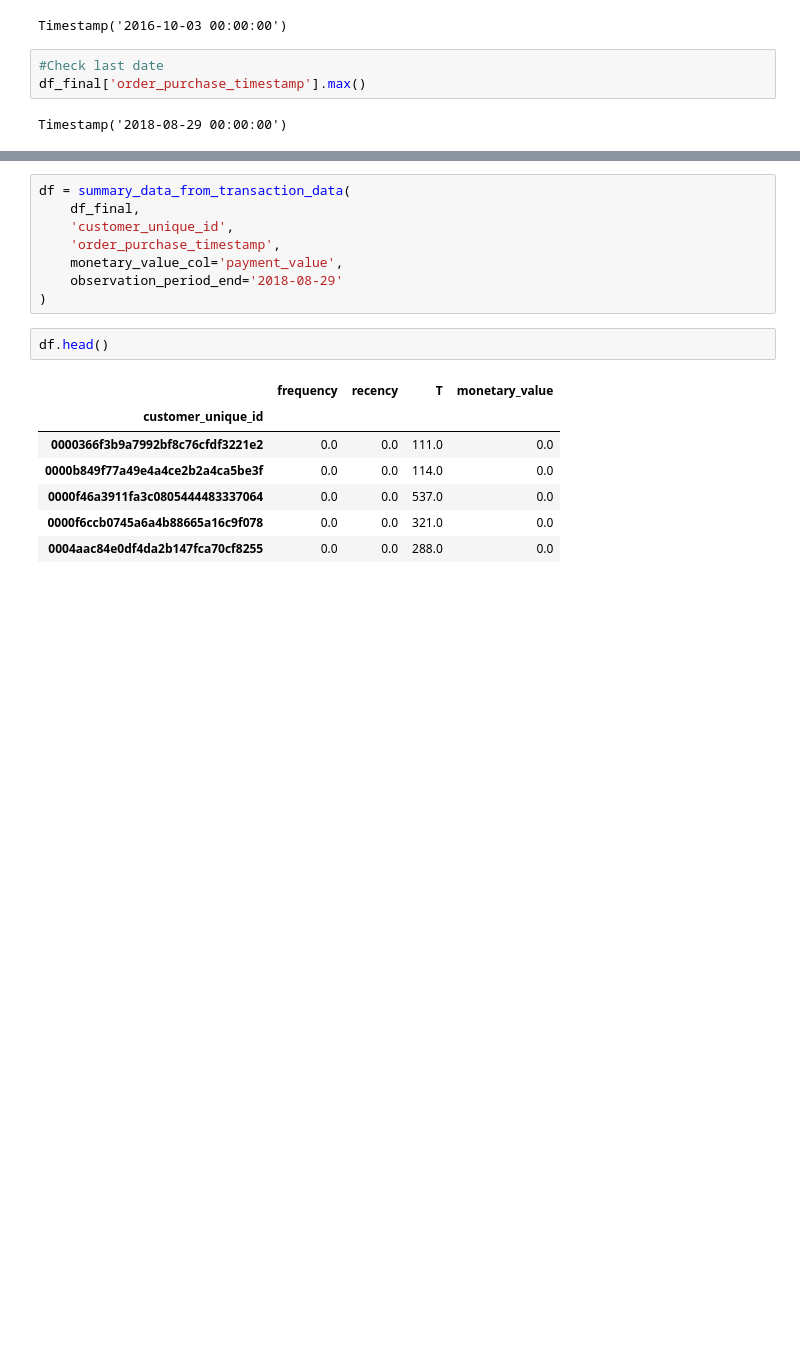
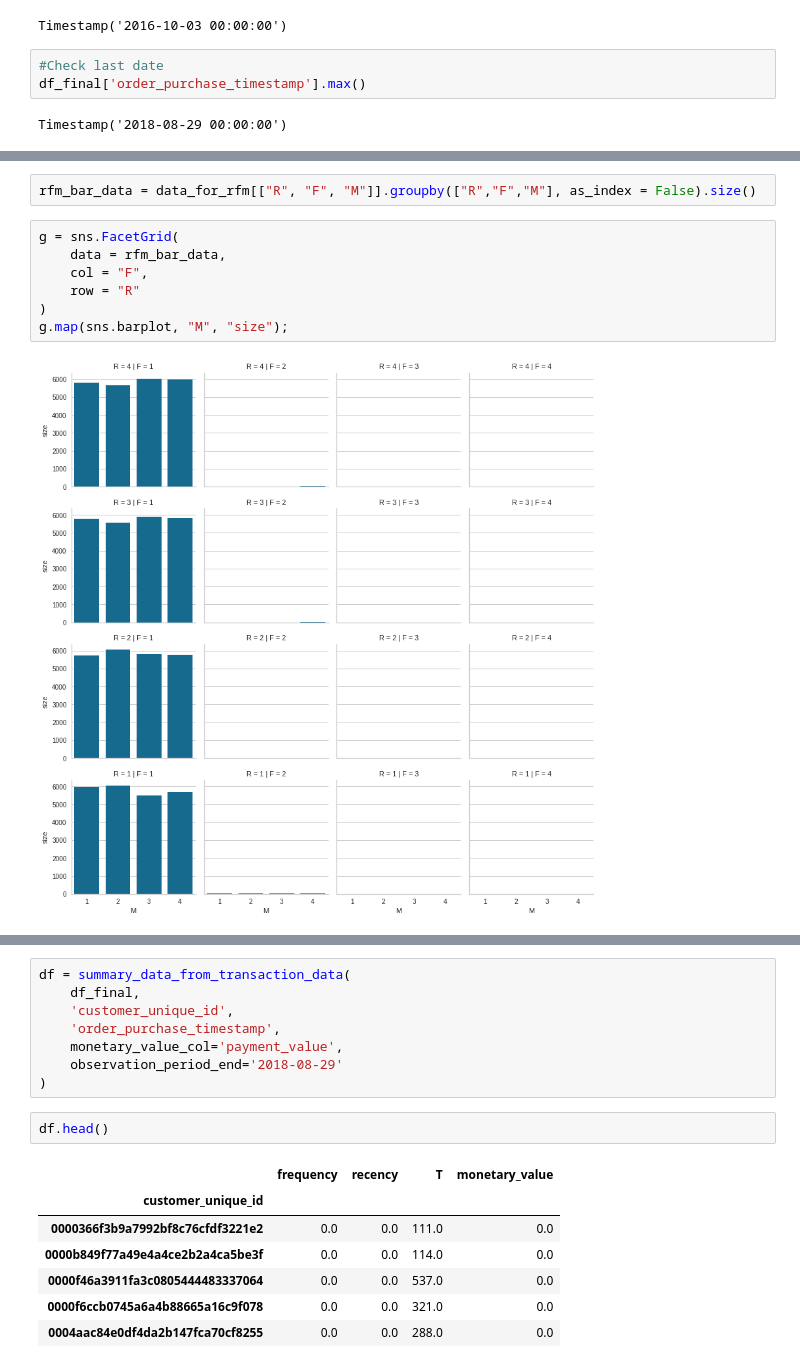
Before and after one commit to mhmmdmin/Assignment, a Jupyter notebook: Muhammad_Amin_Case_Study_Customer_Lifetime_Values.ipynb, the cells around one changed output, grey strips where cells are left out. Drawn from its saved outputs; the diff is of its cells as text; blank space fills up the shorter version.

```diff
--- a/Muhammad_Amin_Case_Study_Customer_Lifetime_Values.ipynb
+++ b/Muhammad_Amin_Case_Study_Customer_Lifetime_Values.ipynb
@@ -399,0 +484,11 @@ Timestamp('2018-08-29 00:00:00')
+# %%
+rfm_bar_data = data_for_rfm[["R", "F", "M"]].groupby(["R","F","M"], as_index = False).size()
+# %%
+g = sns.FacetGrid(
+    data = rfm_bar_data,
+    col = "F",
+    row = "R"
+)
+g.map(sns.barplot, "M", "size");
+# %% [output]
+[figure, added]
```
Also changed, not shown: parts of 51 cells of this notebook.
